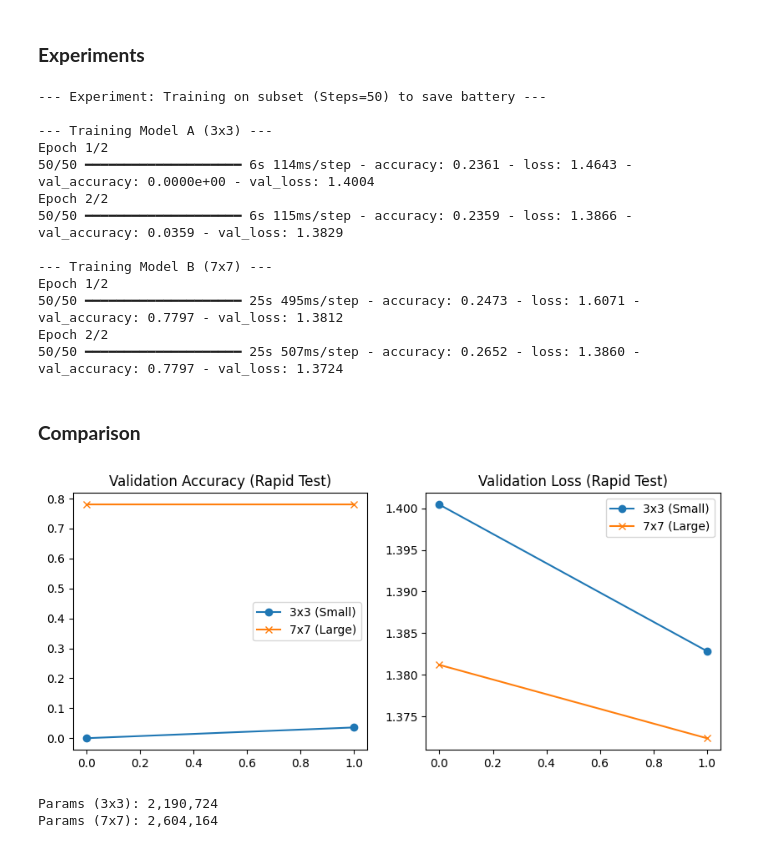
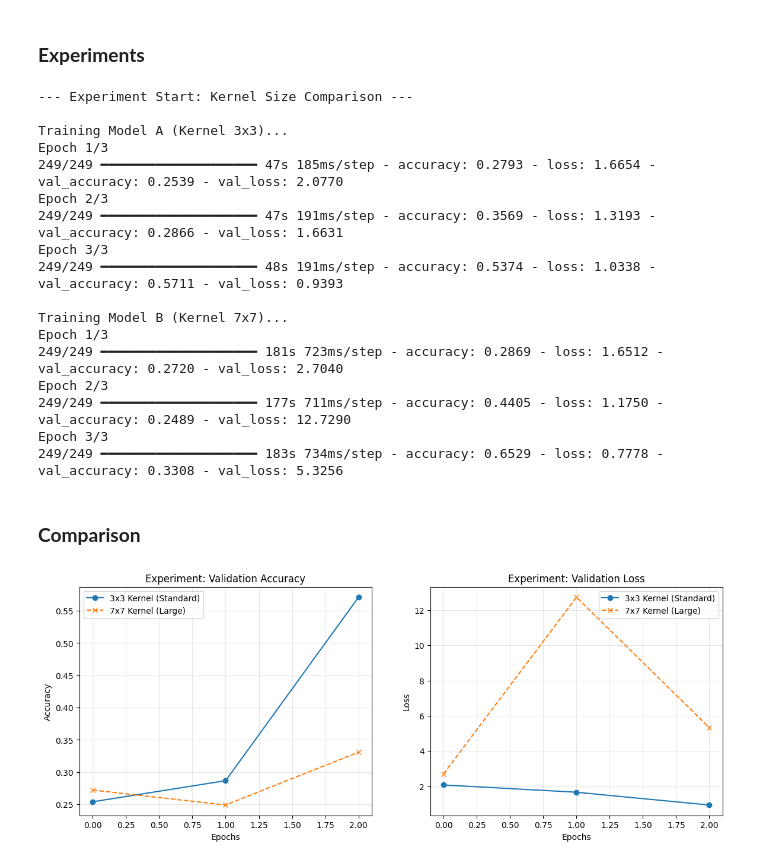
Before and after one commit to JuanLeal1105/TDSE_Exploring_Convolutional_Layers, a Jupyter notebook: Convolutional_Layers_Noteboook.ipynb, the cells around one changed output. Drawn from its saved outputs; the diff is of its cells as text; code cells hidden in the pictures.

Commit message:
feat: The notebook is edited so the full models are compared in the fourht section of the lab

```diff
--- a/Convolutional_Layers_Noteboook.ipynb
+++ b/Convolutional_Layers_Noteboook.ipynb
@@ -365,68 +383,66 @@ def create_model(kernel_size):
 # %% [markdown]
 ### **Experiments**
 # %%
-STEPS = 50
-VAL_STEPS = 20
-EPOCHS = 2
+print("--- Experiment Start: Kernel Size Comparison ---")
 
-print(f"--- Experiment: Training on subset (Steps={STEPS}) to save battery ---")
-
-print("\n--- Training Model A (3x3) ---")
-model_3x3 = create_model((3, 3))
+print("\nTraining Model A (Kernel 3x3)...")
+model_3x3 = create_experiment_model((3, 3))
 history_3x3 = model_3x3.fit(
     train_generator,
-    steps_per_epoch=STEPS,
-    epochs=EPOCHS,
+    epochs=3,
     validation_data=validation_generator,
-    validation_steps=VAL_STEPS,
     verbose=1
 )
 
-print("\n--- Training Model B (7x7) ---")
-model_7x7 = create_model((7, 7))
+print("\nTraining Model B (Kernel 7x7)...")
+model_7x7 = create_experiment_model((7, 7))
 history_7x7 = model_7x7.fit(
     train_generator,
-    steps_per_epoch=STEPS,
-    epochs=EPOCHS,
+    epochs=3,
     validation_data=validation_generator,
-    validation_steps=VAL_STEPS,
     verbose=1
 )
 # %% [output]
---- Experiment: Training on subset (Steps=50) to save battery ---
+--- Experiment Start: Kernel Size Comparison ---
 
---- Training Model A (3x3) ---
-Epoch 1/2
-50/50 ━━━━━━━━━━━━━━━━━━━━ 6s 114ms/step - accuracy: 0.2361 - loss: 1.4643 - val_accuracy: 0.0000e+00 - val_loss: 1.4004
-Epoch 2/2
-50/50 ━━━━━━━━━━━━━━━━━━━━ 6s 115ms/step - accuracy: 0.2359 - loss: 1.3866 - val_accuracy: 0.0359 - val_loss: 1.3829
+Training Model A (Kernel 3x3)...
+Epoch 1/3
+249/249 ━━━━━━━━━━━━━━━━━━━━ 47s 185ms/step - accuracy: 0.2793 - loss: 1.6654 - val_accuracy: 0.2539 - val_loss: 2.0770
+Epoch 2/3
+249/249 ━━━━━━━━━━━━━━━━━━━━ 47s 191ms/step - accuracy: 0.3569 - loss: 1.3193 - val_accuracy: 0.2866 - val_loss: 1.6631
+Epoch 3/3
+249/249 ━━━━━━━━━━━━━━━━━━━━ 48s 191ms/step - accuracy: 0.5374 - loss: 1.0338 - val_accuracy: 0.5711 - val_loss: 0.9393
 
---- Training Model B (7x7) ---
-Epoch 1/2
-50/50 ━━━━━━━━━━━━━━━━━━━━ 25s 495ms/step - accuracy: 0.2473 - loss: 1.6071 - val_accuracy: 0.7797 - val_loss: 1.3812
-Epoch 2/2
-50/50 ━━━━━━━━━━━━━━━━━━━━ 25s 507ms/step - accuracy: 0.2652 - loss: 1.3860 - val_accuracy: 0.7797 - val_loss: 1.3724
+Training Model B (Kernel 7x7)...
+Epoch 1/3
+249/249 ━━━━━━━━━━━━━━━━━━━━ 181s 723ms/step - accuracy: 0.2869 - loss: 1.6512 - val_accuracy: 0.2720 - val_loss: 2.7040
+Epoch 2/3
+249/249 ━━━━━━━━━━━━━━━━━━━━ 177s 711ms/step - accuracy: 0.4405 - loss: 1.1750 - val_accuracy: 0.2489 - val_loss: 12.7290
+Epoch 3/3
+249/249 ━━━━━━━━━━━━━━━━━━━━ 183s 734ms/step - accuracy: 0.6529 - loss: 0.7778 - val_accuracy: 0.3308 - val_loss: 5.3256
 # %% [markdown]
 ### **Comparison**
 # %%
-plt.figure(figsize=(10, 4))
+plt.figure(figsize=(14, 5))
+
 plt.subplot(1, 2, 1)
-plt.plot(history_3x3.history['val_accuracy'], label='3x3 (Small)', marker='o')
-plt.plot(history_7x7.history['val_accuracy'], label='7x7 (Large)', marker='x')
-plt.title('Validation Accuracy (Rapid Test)')
+plt.plot(history_3x3.history['val_accuracy'], label='3x3 Kernel (Standard)', marker='o')
+plt.plot(history_7x7.history['val_accuracy'], label='7x7 Kernel (Large)', marker='x', linestyle='--')
+plt.title('Experiment: Validation Accuracy')
+plt.xlabel('Epochs')
+plt.ylabel('Accuracy')
 plt.legend()
+plt.grid(True, alpha=0.3)
 
 plt.subplot(1, 2, 2)
-plt.plot(history_3x3.history['val_loss'], label='3x3 (Small)', marker='o')
-plt.plot(history_7x7.history['val_loss'], label='7x7 (Large)', marker='x')
-plt.title('Validation Loss (Rapid Test)')
+plt.plot(history_3x3.history['val_loss'], label='3x3 Kernel (Standard)', marker='o')
+plt.plot(history_7x7.history['val_loss'], label='7x7 Kernel (Large)', marker='x', linestyle='--')
+plt.title('Experiment: Validation Loss')
+plt.xlabel('Epochs')
+plt.ylabel('Loss')
 plt.legend()
+plt.grid(True, alpha=0.3)
+
 plt.show()
 # %% [output]
-[figure, old version]
+[figure, new version]
-# %%
-print(f"Params (3x3): {model_3x3.count_params():,}")
-print(f"Params (7x7): {model_7x7.count_params():,}")
-# %% [output]
-Params (3x3): 2,190,724
-Params (7x7): 2,604,164
```
Also changed, not shown: parts of 6 cells of this notebook.
